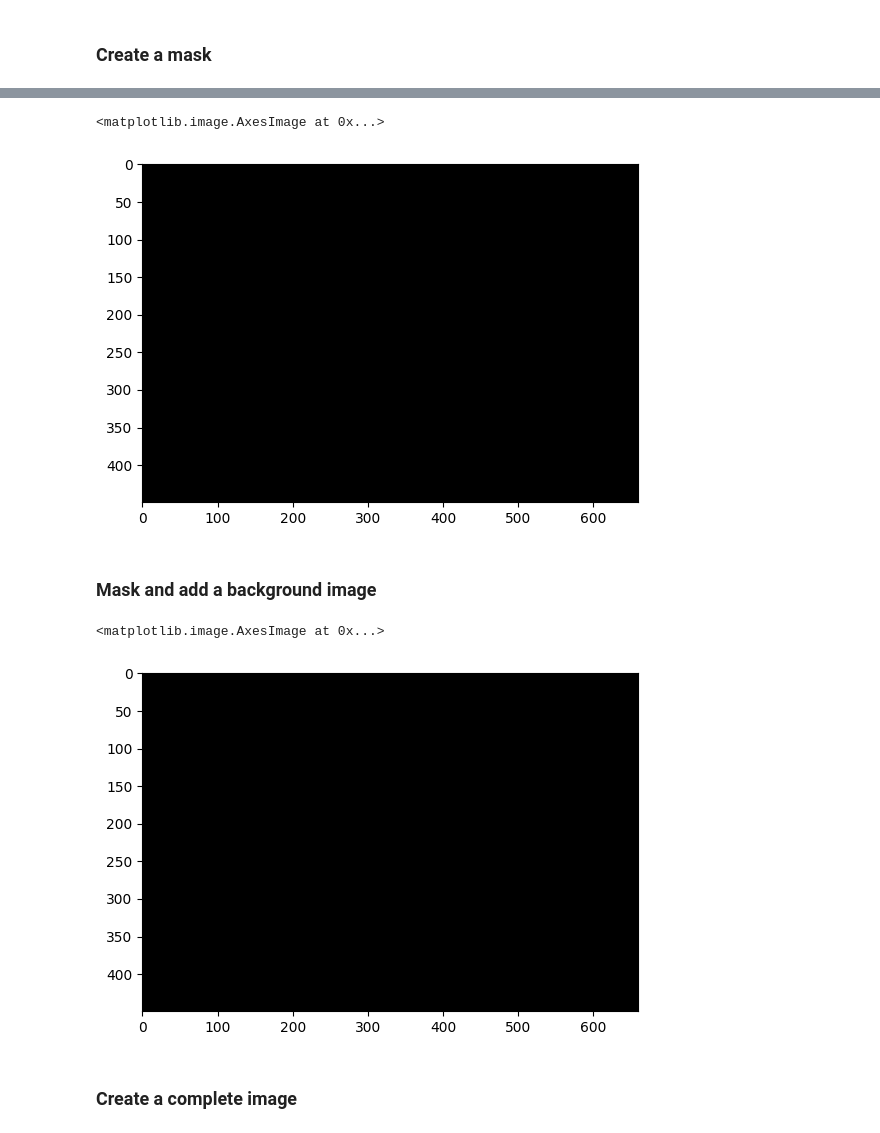
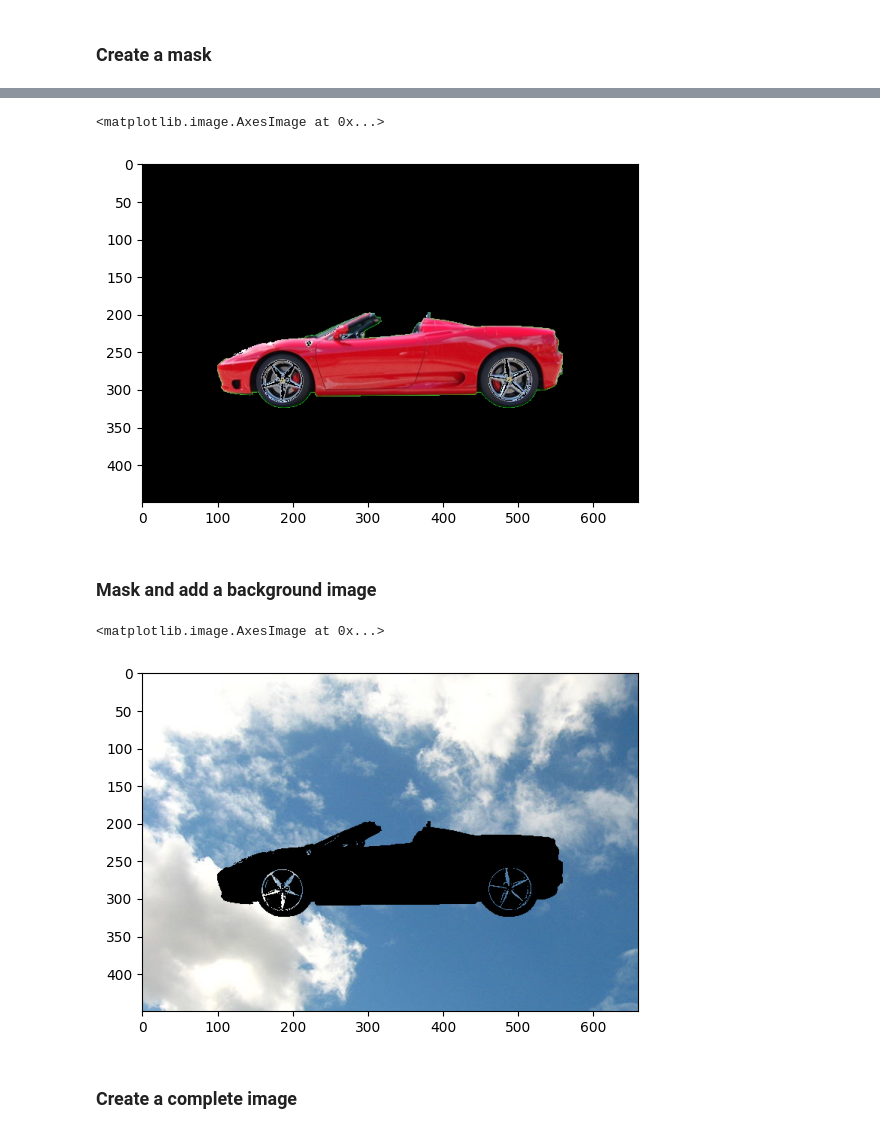
Before and after one commit to javierIA/Computer-Vision, a Jupyter notebook: 1_1_Image_Representation/4. Green Screen Car.ipynb, the cells around one changed output, grey strips where cells are left out. Drawn from its saved outputs; the diff is of its cells as text; code cells hidden in the pictures.

```diff
--- a/1_1_Image_Representation/4. Green Screen Car.ipynb
+++ b/1_1_Image_Representation/4. Green Screen Car.ipynb
@@ -30,8 +30,8 @@ plt.imshow(image)
 ### Define the color threshold
 # %%
 ## TODO: Define our color selection boundaries in RGB values
-lower_green = np.array([0,0,0])
-upper_green = np.array([0,0,0])
+lower_green = np.array([0,200,0])
+upper_green = np.array([250,255,250])
 # %% [markdown]
 ### Create a mask
 # %%
@@ -53,26 +53,26 @@ masked_image[mask != 0] = [0, 0, 0]
 plt.imshow(masked_image)
 # %% [output]
 <matplotlib.image.AxesImage at 0x...>
-[figure, old version]
+[figure, new version]
 # %% [markdown]
 ### Mask and add a background image
 # %%
 # Load in a background image, and convert it to RGB
 background_image = mpimg.imread('images/sky.jpg')
 copy_background = np.copy(background_image)
 ## TODO: Crop it or resize the background to be the right size (450x660)
 crop_background = copy_background[0:450, 0:660]
 
 ## TODO: Mask the cropped background so that the car area is blocked
 # Hint mask the opposite area of the previous image
-crop_background[mask != 0] = [0, 0, 0]
+crop_background[mask == 0] = [0, 0, 0]
 ## TODO: Display the background and make sure
 
 # Hint: display the opposite area of the previous image
 plt.imshow(crop_background)
 # %% [output]
 <matplotlib.image.AxesImage at 0x...>
-[figure, old version]
+[figure, new version]
 # %% [markdown]
 ### Create a complete image
 # %%
```
Also changed, not shown: parts of 2 cells of this notebook, 6 other files.
